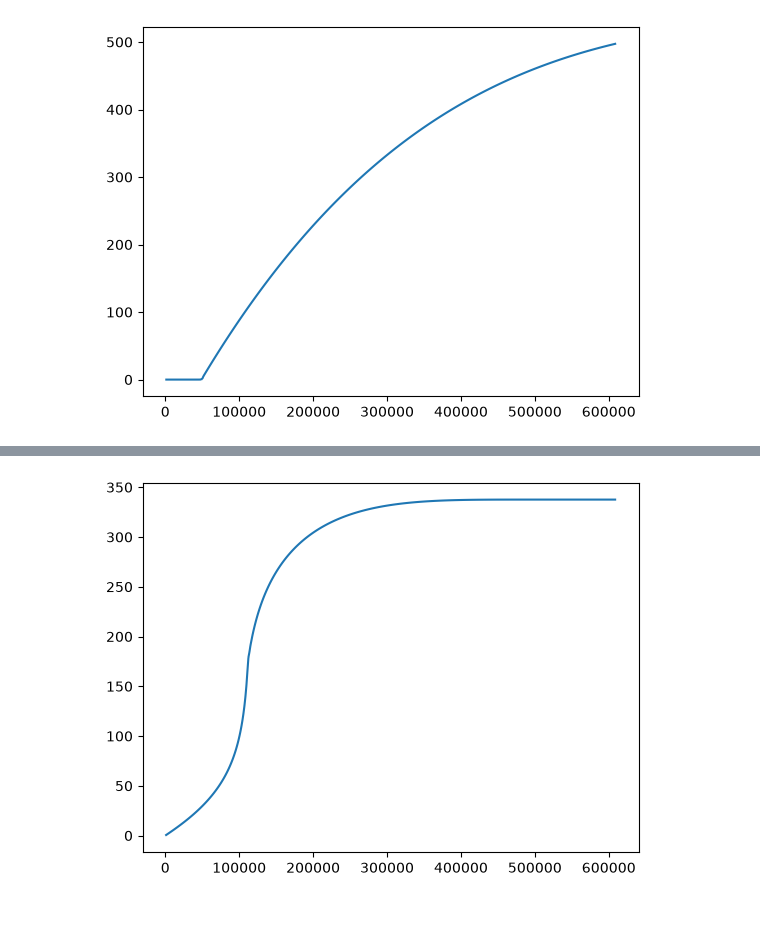
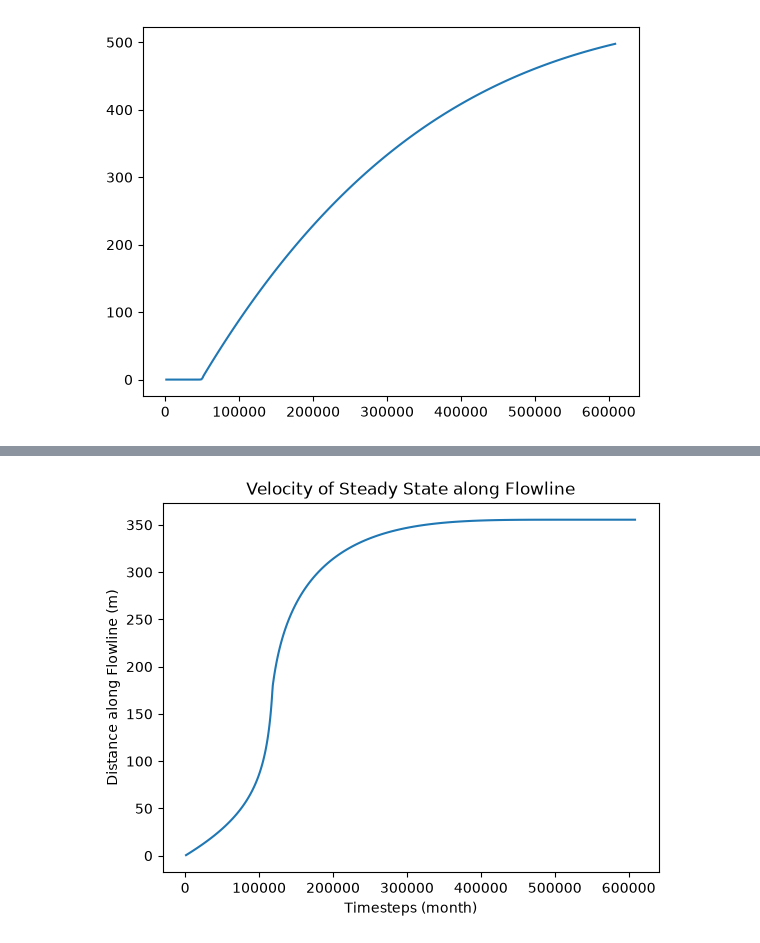
Before and after one commit to AdaKuhtz/1d_calving_experiment, a Jupyter notebook: mismipp_dual_1d_steady_state.ipynb, the cells around one changed output, grey strips where cells are left out. Saved outputs shown, nothing was run; the diff lists cells and outputs as text; code cells hidden in the pictures; blank space fills up the shorter version.

```diff
--- a/mismipp_dual_1d_steady_state.ipynb
+++ b/mismipp_dual_1d_steady_state.ipynb
@@ -449,10 +449,12 @@ params = {
 
 solver = irksome.TimeStepper(F, method, t, dt, w, **params, Jp=Fp)
 # %%
-final_time = 3000.0
+final_time = 6000.0
 num_steps = int(final_time / timestep)
 
 timesteps = np.linspace(0, final_time, num_steps + 1)
+
+ws = [w.copy(deepcopy=True)]
 
 # if load cache success: w = loaded w
 # else: run solver and store resulting w
@@ -460,6 +462,7 @@ with fd.CheckpointFile('mismip-steady-state.h5', "w") as chk:
     chk.save_mesh(mesh)
     for step in trange(num_steps):
         solver.advance()
+        ws.append(w.copy(deepcopy=True))
 
     chk.save_function(b, name="bed")
     chk.save_function(w, name="mono")
@@ -493,5 +468,0 @@ fd.plot(τ_b, axes=ax);
-# %%
-fig, ax = plt.subplots()
-a_expr = a_0 - m_0 * heaviside(z_b - b)
-a = fd.Function(Q).project(a_expr)
-fd.plot(a, axes=ax);
@@ -546,13 +521,15 @@ def end_of_glacier_fast(f):
 # %%
-def end_of_glacier_node(f):
+def end_of_glacier_node(f, elements=nx):
     """
     This function takes a (thickness) function f on a 1-D mesh and returns the first node (of the mesh) where f is zero.
     """
     f_values = f.dat.data_ro # if hasattr(f, "dat") else fd.Function(f).dat.data_ro
+    n = len(f_values)
+
     # print(f_values)
     zeros = np.where(np.isclose(f_values, 0.0, atol=1e-12))[0]
     # print(zeros)
 
     if len(zeros) == 0: # if the this is the case then the terminus lies outside of our domain
         return 'empty'
-    return zeros[0]
+    return int(zeros[0]/(n/elements))
@@ -806,12 +569,11 @@ def terminus_development(term_list):
 # %%
 # this plot shows the velocity at approximatley the terminus of the glacier
-# it seems that the velocity changes quite a bit and quite rapidly (I don't understand the physics of this)
 
 terminus_velocities = []
-for w in ws2:
+for w in ws:
     u = w.sub(0)
-    h1 = w.sub(3)
-    node = end_of_glacier_node(h1)
+    h = w.sub(3)
+    node = end_of_glacier_node(h)
     u_at_points = u.dat.data_ro
 
     if node == 'empty':
@@ -819,8 +581,5 @@ for w in ws2:
     else:
         terminus_velocities += [u_at_points[node]]
 
-print(len(terminus_velocities))
-print(len(ws2))
-
-terminus_development(terminus_velocities)
+glacier_over_time(terminus_velocities, "Velocity (m/yr) at Terminus");
 # %% [output]
@@ -858,9 +634,12 @@ fd.plot(h, axes=axes);
 # %%
 # a plot of the velocity function
-fig, axes = plt.subplots()
-fd.plot(fd.Function(S).interpolate(u[0]), axes=axes);
+fig, ax = plt.subplots()
+ax.set_title("Velocity of Steady State along Flowline")
+ax.set_xlabel("Timesteps (month)")
+ax.set_ylabel("Distance along Flowline (m)")
+fd.plot(fd.Function(S).interpolate(u[0]), axes=ax);
 # %% [output]
-[figure, old version]
+[figure, new version]
 # %%
 s = fd.Function(Q).interpolate(max_value(b + h, (1 - ρ_I / ρ_W) * h)) # surface of the glacier
 z_b = fd.Function(Q).interpolate(s - h) # base of the glacier
```
Also changed, not shown: parts of 42 cells of this notebook, 3 other files.
